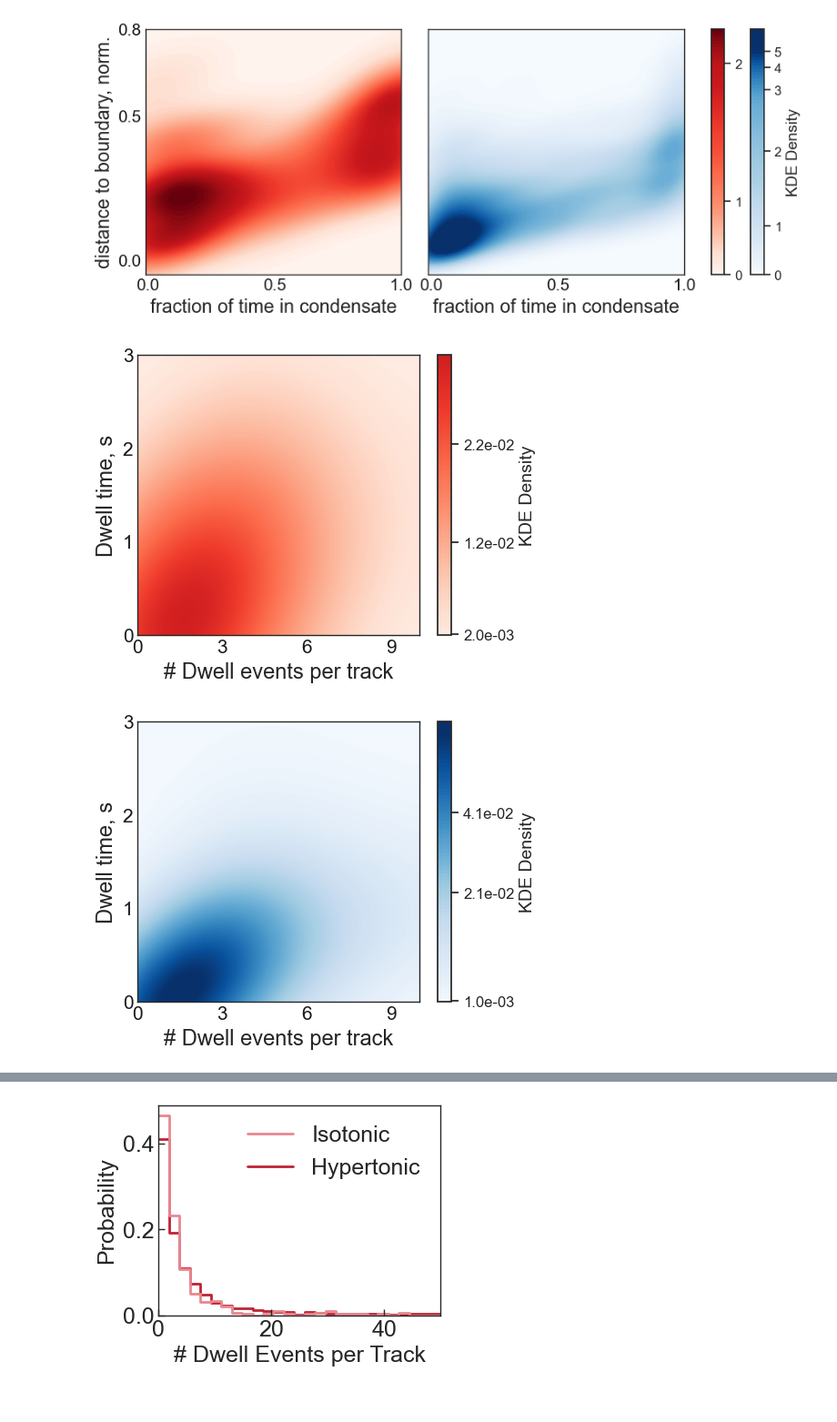
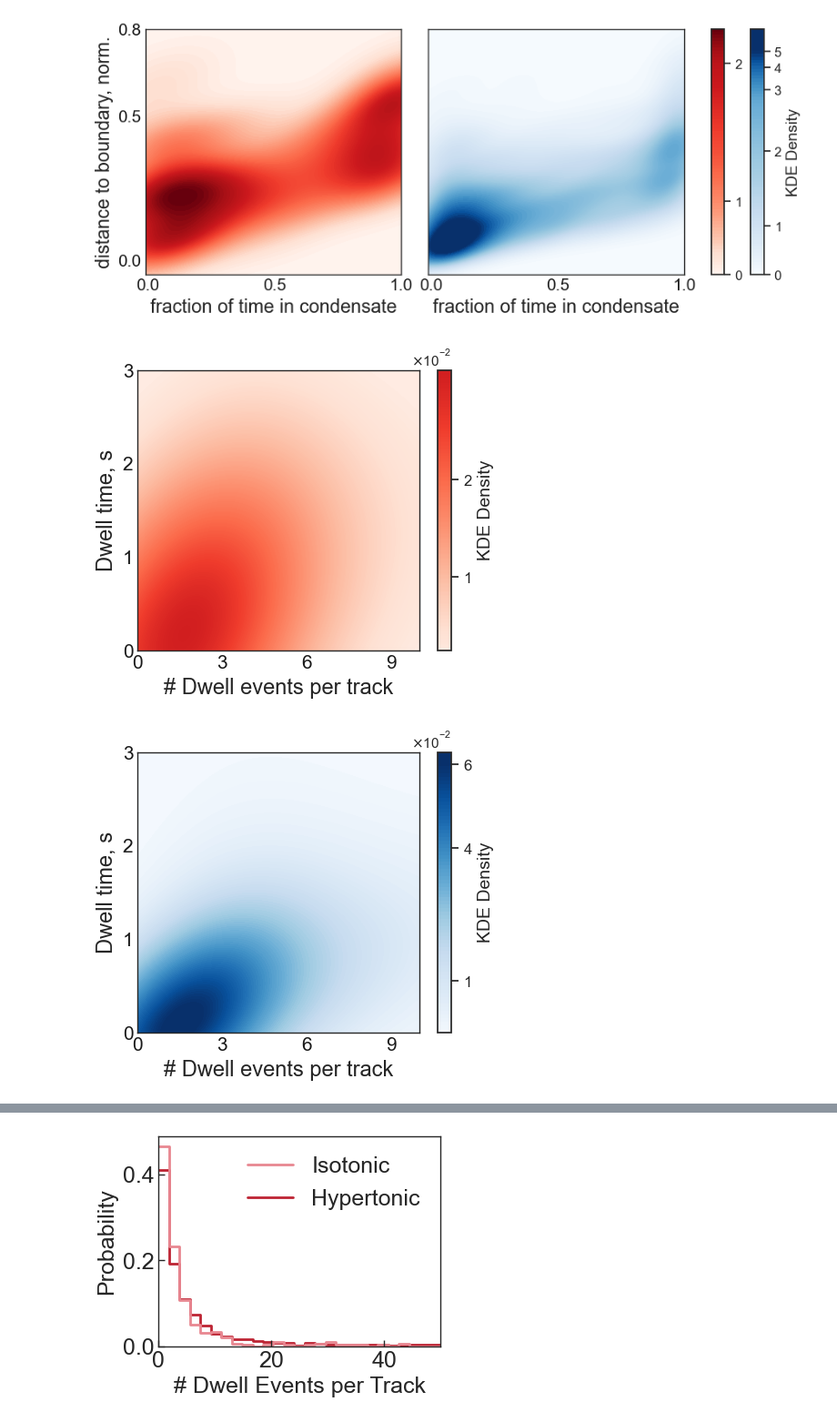
Before and after one commit to walterlab-um/RNA_SPT_in_cellular_condensates, a Jupyter notebook: plot_paper_figure/Fig3_rep_tracks_and_dwell_stats_update.ipynb, the cells around one changed output, grey strips where cells are left out. Shown at 91% size. Drawn from its saved outputs; the diff is of its cells as text; code cells hidden in the pictures.

```diff
--- a/plot_paper_figure/Fig3_rep_tracks_and_dwell_stats_update.ipynb
+++ b/plot_paper_figure/Fig3_rep_tracks_and_dwell_stats_update.ipynb
@@ -790,42 +790,48 @@ if collections:
     cbar = plt.colorbar(collections[-1], ax=ax)
     cbar.set_label("KDE Density", fontsize=14)
     cbar.ax.tick_params(labelsize=12)
-    # Format the colorbar ticks
-    cbar.ax.yaxis.set_ticks(np.arange(0.002, 0.03, 0.01))
-    cbar.ax.yaxis.set_major_formatter(plt.FuncFormatter(lambda x, p: f'{x:.1e}'))
-    # cbar.ax.set_yticks(normspace(COLOR_NORM_PARAMS['vmin'], COLOR_NORM_PARAMS['vmax'], 7))
+    cbar.set_ticks([0.01, 0.02])
+
+    # 2. Configure the formatter
+    formatter = ticker.ScalarFormatter(useMathText=True)
+    formatter.set_scientific(True)
+    # This forces the notation to be 10^-2 (0.01 becomes 1)
+    formatter.set_powerlimits((-2, -2))
+
+    cbar.ax.yaxis.set_major_formatter(formatter)
+    cbar.ax.tick_params(labelsize=12)
 
 # Style the plot
 ax.spines[:].set_linewidth(1)
 ax.tick_params(
     axis="both",
     which="major",
     labelsize=15,
     direction="in",
     bottom=False,
     left=False,
     length=5,
     width=1,
     zorder=1,
     colors="white",
     labelcolor="k",
 )
 
 # plt.title("Isotonic", fontsize=17)
 plt.xlabel("# Dwell events per track", fontsize=17)
 plt.ylabel("Dwell time, s", fontsize=17)
 plt.xticks([0, 3, 6, 9])
 plt.yticks([0, 1, 2, 3])
 
 plt.savefig(
     "kdeplot-dwellN_dwellT-FL_1x_corrected.svg",  # Added "_corrected" to filename
     format="svg",
     bbox_inches="tight",
     dpi=300,
 )
 plt.show()
 # %% [output]
-[figure, old version]
+[figure, new version]
 # %%
 # COLOR NORMALIZATION PARAMETERS
 COLOR_NORM_PARAMS = {
@@ -835,6 +841,7 @@ COLOR_NORM_PARAMS = {
     'cmap': 'magma'     # Colormap to use
 }
 
+from matplotlib import ticker
 from matplotlib.colors import Normalize
 import matplotlib.pyplot as plt
 
@@ -870,10 +877,18 @@ for collection in collections:
 if collections:
     cbar = plt.colorbar(collections[-1], ax=ax)
     cbar.set_label("KDE Density", fontsize=14)
+    # 1. Define clean ticks (multiples of 0.02)
+    cbar.set_ticks([0.01, 0.04, 0.06])
+
+    # 2. Configure the formatter
+    formatter = ticker.ScalarFormatter(useMathText=True)
+    formatter.set_scientific(True)
+    formatter.set_powerlimits((-2, -2))
+
+    cbar.ax.yaxis.set_major_formatter(formatter)
     cbar.ax.tick_params(labelsize=12)
-    # Format the colorbar ticks
-    cbar.ax.yaxis.set_ticks(np.arange(0.001, 0.06, 0.02))
-    cbar.ax.yaxis.set_major_formatter(plt.FuncFormatter(lambda x, p: f'{x:.1e}'))
+
+
 
 # Style the plot
 ax.spines[:].set_linewidth(1)
@@ -905,4 +920,4 @@ plt.savefig(
 )
 plt.show()
 # %% [output]
-[figure, old version]
+[figure, new version]
```
Also changed, not shown: parts of 5 cells of this notebook, 32 other files.
